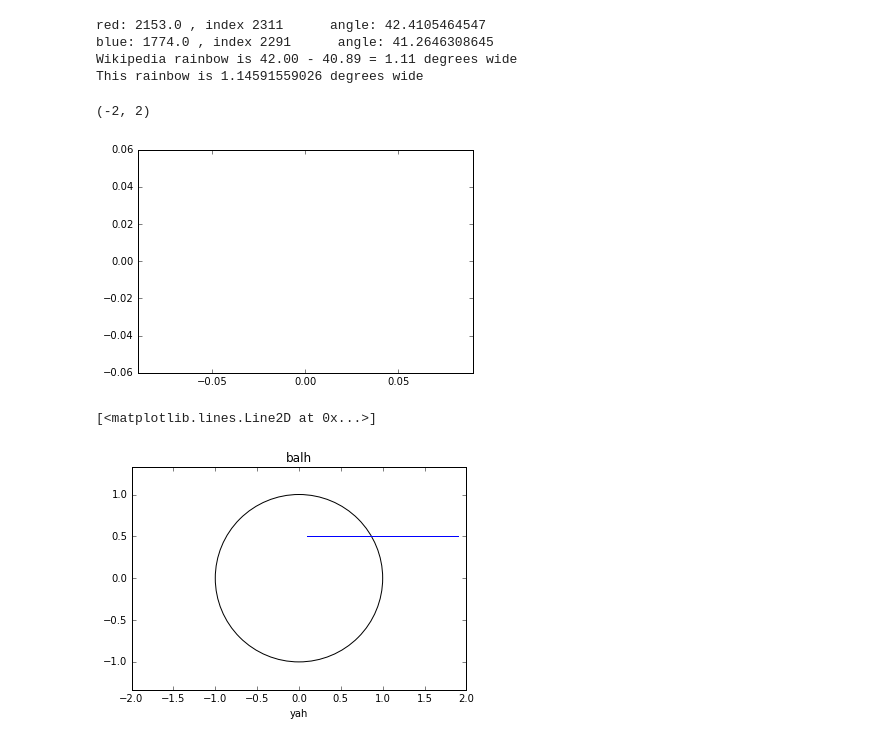
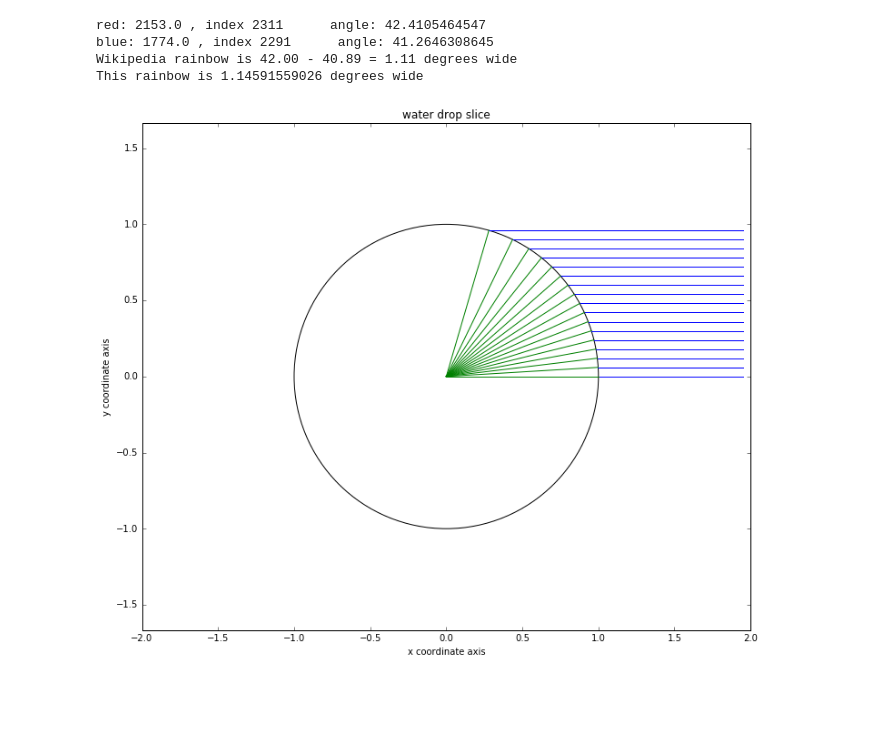
Before and after one commit to robfatland/percival, a Jupyter notebook: IPython Notebooks/Rainbow.ipynb, the cells around one changed output. Drawn from its saved outputs; the diff is of its cells as text; code cells hidden in the pictures; blank space fills up the shorter version.

```diff
--- a/IPython Notebooks/Rainbow.ipynb
+++ b/IPython Notebooks/Rainbow.ipynb
@@ -48,6 +48,11 @@ def getbin(theta):
     bin = int((theta+np.pi/2.0)*(scale/np.pi))
     if (bin >= 0 and bin < bins):
         return bin
+# %%
+# sin theta-new / sin theta-old = index-old / index-new
+def getThetaWater(thetaAir, indexAir, indexWater):
+    term = (indexAir / indexWater) * sin(thetaAir)
+    return arcsin(term)
 # %%
 for y in np.arange(0.0,1.0, 0.00001):
     thetaRed = dropangle(y, 700.0)
@@ -108,16 +113,14 @@ print p4
 print p3
 # %%
 # deprecated combination of stateful and object interfaces
-import matplotlib.pyplot as plt
-
-circle1=plt.Circle((0,0), 1.0, color='k', fill=False)
+# import matplotlib.pyplot as plt
+# circle1=plt.Circle((0,0), 1.0, color='k', fill=False)
 # circle2=plt.Circle((.5,.5),.2,color='b')
 # circle3=plt.Circle((1,1),.2,color='g',clip_on=False)
-
-fig = plt.figure()
-fig.gca().add_artist(circle1)
-plt.axis('equal') # Hah! The aspect ratio is ok
-plt.xlim(-2, 2)
+# fig = plt.figure()
+# fig.gca().add_artist(circle1)
+# plt.axis('equal') # Hah! The aspect ratio is ok
+# plt.xlim(-2, 2)
 
 # Intellisense-ish: plt. and then press tab...
 # np.linspace() and inside the parens shift-tab to see the arg list; and shift-tab twice for extended summary
@@ -129,42 +132,53 @@ plt.xlim(-2, 2)
 # fig.gca().add_artist(circle2)
 # fig.gca().add_artist(circle3)
 # fig.savefig('plotcircles.png')
-# %% [output]
-(-2, 2)
-[figure, removed]
 # %%
 # let's do this the object way
 %matplotlib inline
-fig, ax = plt.subplots()
+
+# fig, ax = plt.subplots()
+fig, ax = plt.subplots(figsize=(12,10))
 
 # now we say that 'fig' is the overall canvas
 # ax is the (list of) axes
 # after this we leave fig alone and just use ax
 
 # figure contains a bunch of axes (subplots(7)) and axis contains a bunch of artists
+
+
+# How can we make the figure larger?
+# fig.set_figure()
+# plt.figure(figsize=(12,12))
+# fig = plt.figure(figsize=(12,10))
+
 
 # a patch is a filled shape
 # from matplotlib import patches
 # patches.<tab> shows you them
 ax.add_patch(plt.Circle((0, 0), 1, color = 'k', fill=False))
 
 ax.axis('equal')
 ax.set_xlim(-7, 7)
 
 # add this...
 ax.set_ylim(-6, 6)
 
 ax.set(xlim=(-2, 2), ylim=(-3,3))
-ax.set(xlabel='yah', title='balh')
+ax.set(xlabel='x coordinate axis', ylabel = 'y coordinate axis', title='water drop slice')
 
-x1 = 1.9
-x2 = 0.1
-y1 = 0.5
-y2 = 0.5
+yInterval = 0.06
+wavelength = 400.0
+iorWater = index(wavelength)
+iorAir = indAir = 1.00029
 
-ax.plot([x1, x2], [y1, y2])
+for y in arange(0.0, 1.0, yInterval):
+    x0 = 1.95
+    x  = np.sqrt(1.0-y*y)
+    ax.plot([x0, x], [y, y], color='b')
+    ax.plot([0.0, x], [0.0, y], color='g')
+    incidenceAngle = arctan2(y, x)
+    angleWater = getThetaWater(incidenceAngle, iorAir, iorWater)
 
 # python data science handbook (o'reilly)
 # %% [output]
-[<matplotlib.lines.Line2D at 0x...>]
-[figure, old version]
+[figure, new version]
```
Also changed, not shown: 1 other file.
